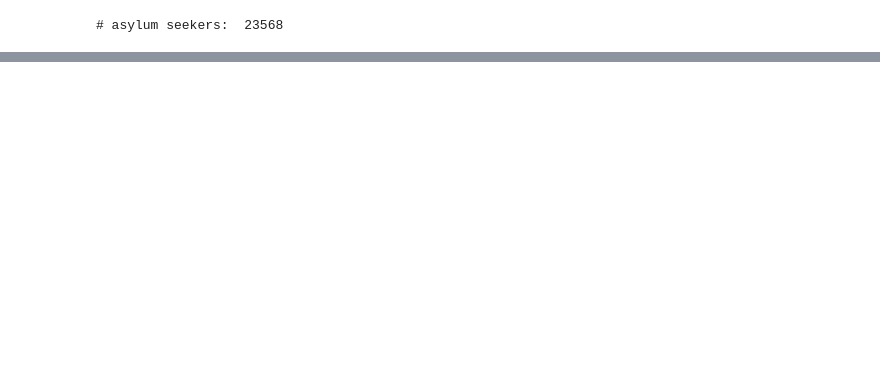
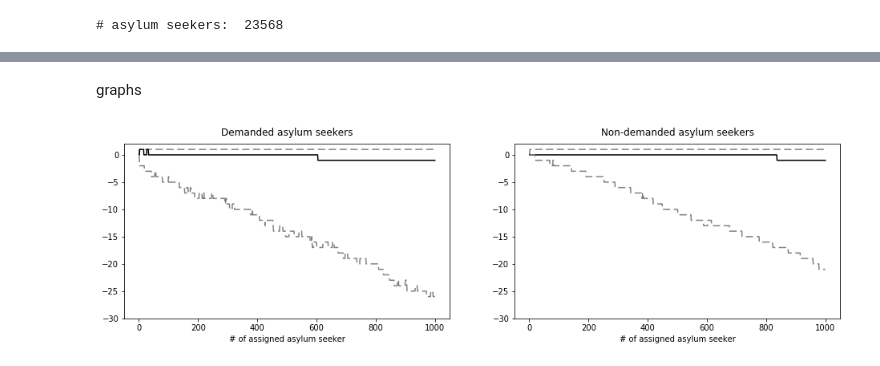
Before and after one commit to alemartinello/dynamic_refugee_matching, a Jupyter notebook: notebooks/Simulations.ipynb, the cells around one changed output, grey strips where cells are left out. Saved outputs shown, nothing was run; the diff lists cells and outputs as text; code cells hidden in the pictures; blank space fills up the shorter version.

```diff
--- a/notebooks/Simulations.ipynb
+++ b/notebooks/Simulations.ipynb
@@ -160,0 +193,27 @@ else:
+# %%
+## Set parameters
+n_municipalities = 20
+n_refugees = 1000
+n_simulations = 5000
+
+seed = 0
+run_simulation = False
+# %%
+import dynamic_refugee_matching.simulate as sim
+import dynamic_refugee_matching.utilities as utils
+
+if run_simulation is True:
+    # Start recording time
+    start_time = time.time()
+
+    # Simulate flows and evaluate assignments
+    results = sim.simulate_conjecture_mp(n_simulations, n_refugees, n_municipalities, seed=seed)
+    utils.save_results(results, 'conjecture.pkl')
+
+    # Record running time
+    elapsed_time = time.time() - start_time
+    print('Total running time: ', utils.f_writetime(elapsed_time))
+    utils.print_time('results/runtime_conjecture.txt', n_simulations, n_refugees, elapsed_time)
+else:
+    # Otherwise load saved results
+    results = utils.load_results('conjecture.pkl')
@@ -160,0 +222,14 @@ else:
+# %%
+import dynamic_refugee_matching.evaluate as eval
+
+res_hist = {}
+for ref_type in ['demanded', 'nondemanded']:
+    # Import results
+    res_hist[ref_type] = eval.return_pctile_fromhistogram(results[ref_type], [5, 25, 50, 75, 95], minmax=True)
+    # Adjust index
+    res_hist[ref_type] = res_hist[ref_type].set_index(res_hist[ref_type].index +1)
+    # Export tables
+    np.savetxt(
+        "../results/tabs/conjecture_{}.txt".format(ref_type),
+        res_hist[ref_type].loc[[100, 200, 500, 1000],:], delimiter=' & ', fmt='%s', newline=' \\\\\n'
+    )
@@ -160,0 +245,8 @@ else:
+# %% [markdown]
+graphs
+# %%
+import dynamic_refugee_matching.plot as pltfnc
+
+pltfnc.conjecture_graphs(res_hist)
+# %% [output]
+[figure, added]
```
Also changed, not shown: parts of 15 cells of this notebook, 42 other files.
